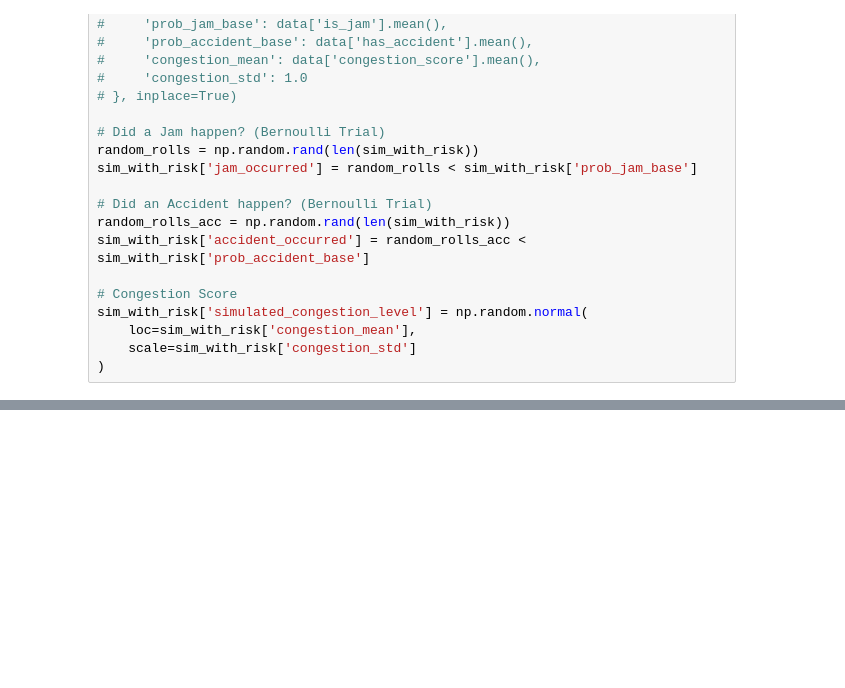
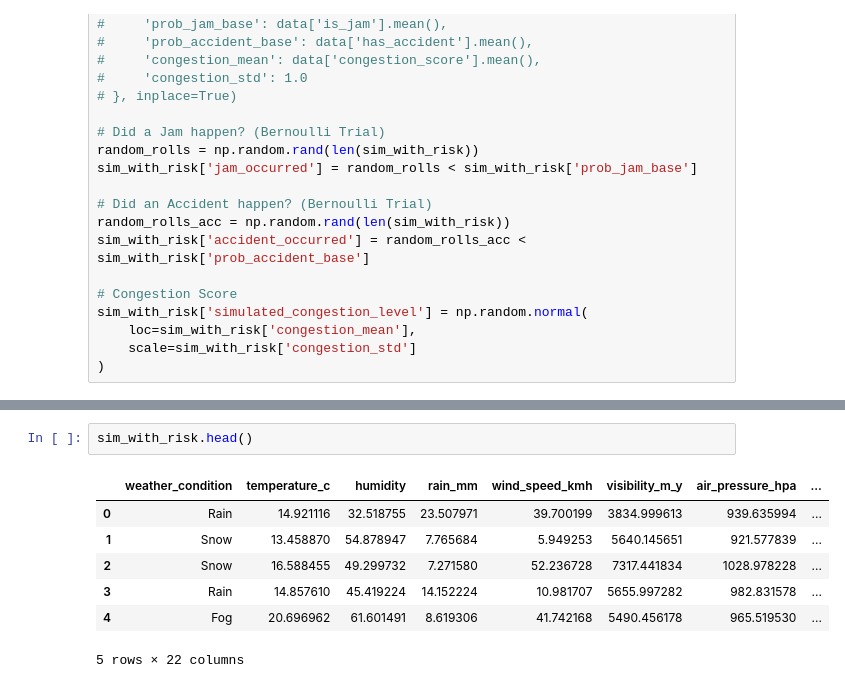
Before and after one commit to Samyadel123/Big-Data-project-, a Jupyter notebook: notebook/monto carlo.ipynb, the cells around one changed output, grey strips where cells are left out. Cells and saved outputs as stored; diff of their text form; blank space fills up the shorter version.

```diff
--- a/notebook/monto carlo.ipynb
+++ b/notebook/monto carlo.ipynb
@@ -285,0 +286,10 @@ plt.show()
+# %%
+sim_with_risk.head()
+# %% [output]
+|  | weather_condition | temperature_c | humidity | rain_mm | wind_speed_kmh | visibility_m_y | air_pressure_hpa | ... |
+| 0 | Rain | 14.921116 | 32.518755 | 23.507971 | 39.700199 | 3834.999613 | 939.635994 | ... |
+| 1 | Snow | 13.458870 | 54.878947 | 7.765684 | 5.949253 | 5640.145651 | 921.577839 | ... |
+| 2 | Snow | 16.588455 | 49.299732 | 7.271580 | 52.236728 | 7317.441834 | 1028.978228 | ... |
+| 3 | Rain | 14.857610 | 45.419224 | 14.152224 | 10.981707 | 5655.997282 | 982.831578 | ... |
+| 4 | Fog | 20.696962 | 61.601491 | 8.619306 | 41.742168 | 5490.456178 | 965.519530 | ... |
+5 rows × 22 columns
```
Also changed, not shown: parts of 6 cells of this notebook, 5 other files.
